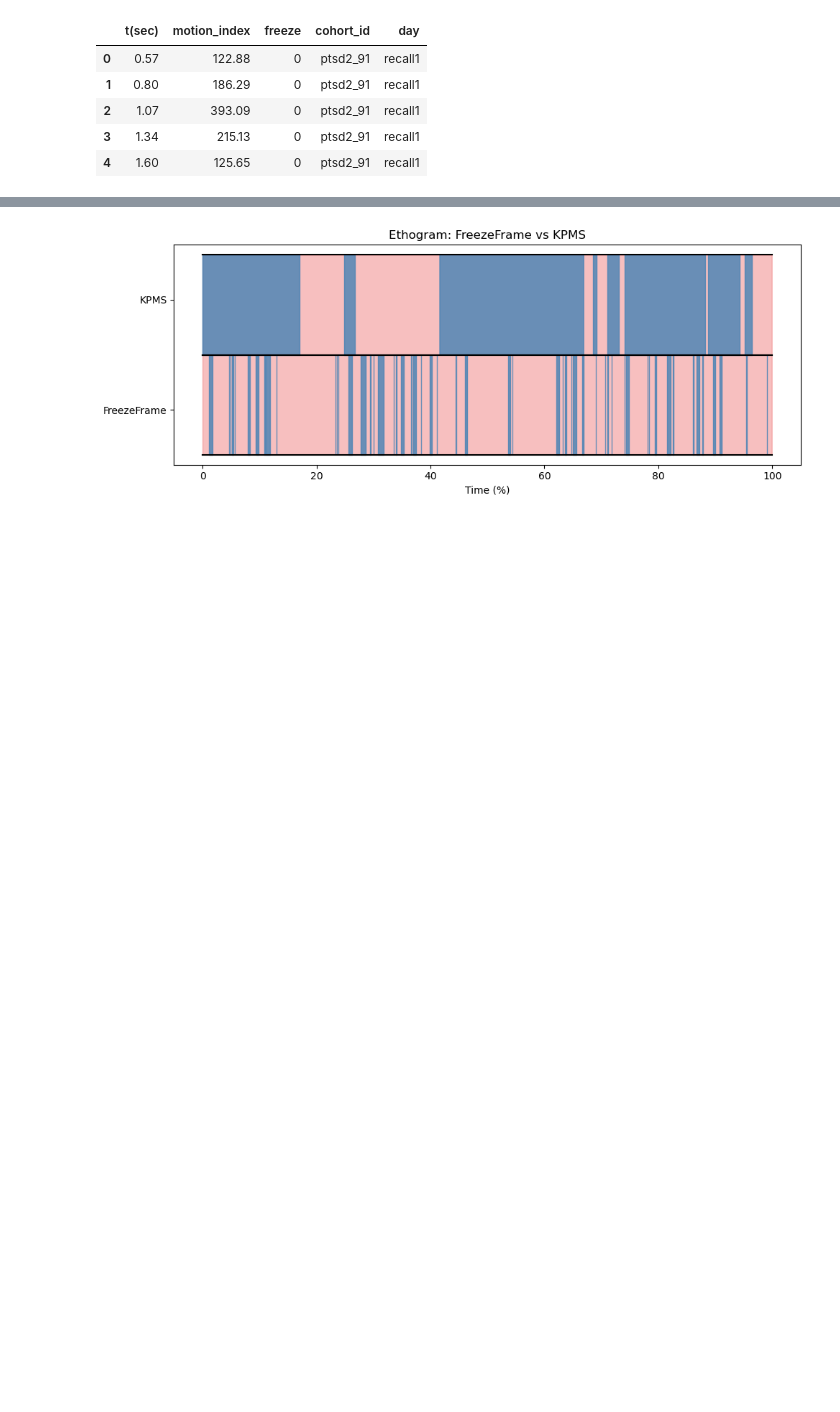
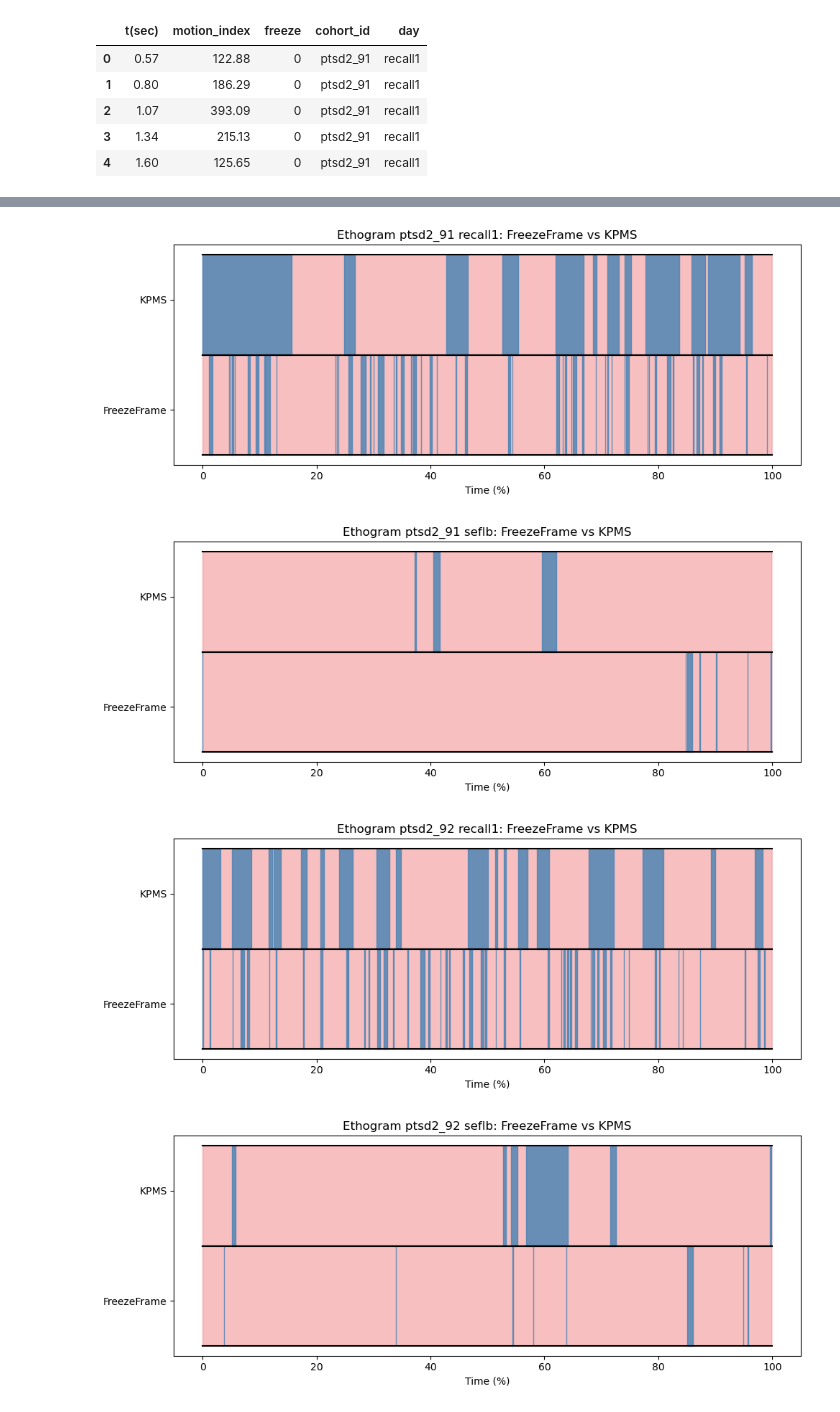
Before and after one commit to GergelyTuri/els_project, a Jupyter notebook: notebooks/novak_analyses/moseq_validation.ipynb, the cells around one changed output, grey strips where cells are left out. Saved outputs shown, nothing was run; the diff lists cells and outputs as text; code cells hidden in the pictures; blank space fills up the shorter version.

```diff
--- a/notebooks/novak_analyses/moseq_validation.ipynb
+++ b/notebooks/novak_analyses/moseq_validation.ipynb
@@ -44,7 +44,7 @@ with h5py.File(file_path, 'r') as hdf:
         all_data.append(df)
 
 moseq = pd.concat(all_data, ignore_index=True)
-freeze_syllable = [1,2,3]
-# moseq['moseq_freeze'] = [1 if x in freeze_syllable else 0 for x in moseq['syllable']]
+freeze_syllable = [1]
+moseq['moseq_freeze'] = [1 if x in freeze_syllable else 0 for x in moseq['syllable']]
 moseq.head()
 # %% [output]
@@ -124,15 +164,45 @@ def plot_ethogram_v6(freeze_df, moseq_df, freeze_col='freeze', moseq_col='moseq_
     for y in [0, 1, 1, 2]:
         ax.plot([0, 100], [y, y], color='black', linewidth=1.5)
 
+
+    cohort_id = freeze_df['cohort_id'].iloc[0]
+    day = freeze_df['day'].iloc[0]
+
     # Set labels and titles
     ax.set_yticks([0.45, 1.55])
     ax.set_yticklabels([freeze_label, moseq_label])
     ax.set_xlabel("Time (%)")
-    ax.set_title("Ethogram: {} vs {}".format(freeze_label, moseq_label))
+    ax.set_title("Ethogram {}: {} vs {}".format(cohort_id + " " + day, freeze_label, moseq_label))
 
     plt.tight_layout()
     plt.show()
-# %%
-plot_ethogram_v6(freeze_ptsd2_91_recall1, moseq_ptsd2_91_recall1, freeze_col='freeze', moseq_col='moseq_freeze', freeze_label='FreezeFrame', moseq_label='KPMS')
-# %% [output]
-[figure, removed]
+# %%
+plot_ethogram_v6(freeze_ptsd2_91_recall1, moseq_ptsd2_91_recall1, freeze_col='freeze', moseq_col='moseq_freeze', freeze_label='FreezeFrame', moseq_label='KPMS')
+plot_ethogram_v6(freeze_ptsd2_91_seflb, moseq_ptsd2_91_seflb, freeze_col='freeze', moseq_col='moseq_freeze', freeze_label='FreezeFrame', moseq_label='KPMS')
+plot_ethogram_v6(freeze_ptsd2_92_recall1, moseq_ptsd2_92_recall1, freeze_col='freeze', moseq_col='moseq_freeze', freeze_label='FreezeFrame', moseq_label='KPMS')
+plot_ethogram_v6(freeze_ptsd2_92_seflb, moseq_ptsd2_92_seflb, freeze_col='freeze', moseq_col='moseq_freeze', freeze_label='FreezeFrame', moseq_label='KPMS')
+plot_ethogram_v6(freeze_ptsd3_2_recall1, moseq_ptsd3_2_recall1, freeze_col='freeze', moseq_col='moseq_freeze', freeze_label='FreezeFrame', moseq_label='KPMS')
+plot_ethogram_v6(freeze_ptsd3_2_seflb, moseq_ptsd3_2_seflb, freeze_col='freeze', moseq_col='moseq_freeze', freeze_label='FreezeFrame', moseq_label='KPMS')
+plot_ethogram_v6(freeze_ptsd3_6_recall1, moseq_ptsd3_6_recall1, freeze_col='freeze', moseq_col='moseq_freeze', freeze_label='FreezeFrame', moseq_label='KPMS')
+plot_ethogram_v6(freeze_ptsd3_6_seflb, moseq_ptsd3_6_seflb, freeze_col='freeze', moseq_col='moseq_freeze', freeze_label='FreezeFrame', moseq_label='KPMS')
+plot_ethogram_v6(freeze_ptsd4_71_recall1, moseq_ptsd4_71_recall1, freeze_col='freeze', moseq_col='moseq_freeze', freeze_label='FreezeFrame', moseq_label='KPMS')
+plot_ethogram_v6(freeze_ptsd4_71_seflb, moseq_ptsd4_71_seflb, freeze_col='freeze', moseq_col='moseq_freeze', freeze_label='FreezeFrame', moseq_label='KPMS')
+plot_ethogram_v6(freeze_ptsd4_81_recall1, moseq_ptsd4_81_recall1, freeze_col='freeze', moseq_col='moseq_freeze', freeze_label='FreezeFrame', moseq_label='KPMS')
+plot_ethogram_v6(freeze_ptsd4_81_seflb, moseq_ptsd4_81_seflb, freeze_col='freeze', moseq_col='moseq_freeze', freeze_label='FreezeFrame', moseq_label='KPMS')
+plot_ethogram_v6(freeze_ptsd5_61_recall1, moseq_ptsd5_61_recall1, freeze_col='freeze', moseq_col='moseq_freeze', freeze_label='FreezeFrame', moseq_label='KPMS')
+plot_ethogram_v6(freeze_ptsd5_61_seflb, moseq_ptsd5_61_seflb, freeze_col='freeze', moseq_col='moseq_freeze', freeze_label='FreezeFrame', moseq_label='KPMS')
+plot_ethogram_v6(freeze_ptsd5_81_recall1, moseq_ptsd5_81_recall1, freeze_col='freeze', moseq_col='moseq_freeze', freeze_label='FreezeFrame', moseq_label='KPMS')
+plot_ethogram_v6(freeze_ptsd5_81_seflb, moseq_ptsd5_81_seflb, freeze_col='freeze', moseq_col='moseq_freeze', freeze_label='FreezeFrame', moseq_label='KPMS')
+plot_ethogram_v6(freeze_ptsd6_61_recall1, moseq_ptsd6_61_recall1, freeze_col='freeze', moseq_col='moseq_freeze', freeze_label='FreezeFrame', moseq_label='KPMS')
+plot_ethogram_v6(freeze_ptsd6_61_seflb, moseq_ptsd6_61_seflb, freeze_col='freeze', moseq_col='moseq_freeze', freeze_label='FreezeFrame', moseq_label='KPMS')
+plot_ethogram_v6(freeze_ptsd6_71_recall1, moseq_ptsd6_71_recall1, freeze_col='freeze', moseq_col='moseq_freeze', freeze_label='FreezeFrame', moseq_label='KPMS')
+plot_ethogram_v6(freeze_ptsd6_71_seflb, moseq_ptsd6_71_seflb, freeze_col='freeze', moseq_col='moseq_freeze', freeze_label='FreezeFrame', moseq_label='KPMS')
+# plot_ethogram_v6(freeze_ptsd9_28_recall1, moseq_ptsd9_28_recall1, freeze_col='freeze', moseq_col='moseq_freeze', freeze_label='FreezeFrame', moseq_label='KPMS')
+# plot_ethogram_v6(freeze_ptsd9_28_seflb, moseq_ptsd9_28_seflb, freeze_col='freeze', moseq_col='moseq_freeze', freeze_label='FreezeFrame', moseq_label='KPMS')
+# plot_ethogram_v6(freeze_ptsd9_29_recall1, moseq_ptsd9_29_recall1, freeze_col='freeze', moseq_col='moseq_freeze', freeze_label='FreezeFrame', moseq_label='KPMS')
+# plot_ethogram_v6(freeze_ptsd9_29_seflb, moseq_ptsd9_29_seflb, freeze_col='freeze', moseq_col='moseq_freeze', freeze_label='FreezeFrame', moseq_label='KPMS')
+# %% [output]
+[figure, added]
+[figure, added]
+[figure, added]
+[figure, added]
```
Also changed, not shown: parts of 7 cells of this notebook, 5 other files.
